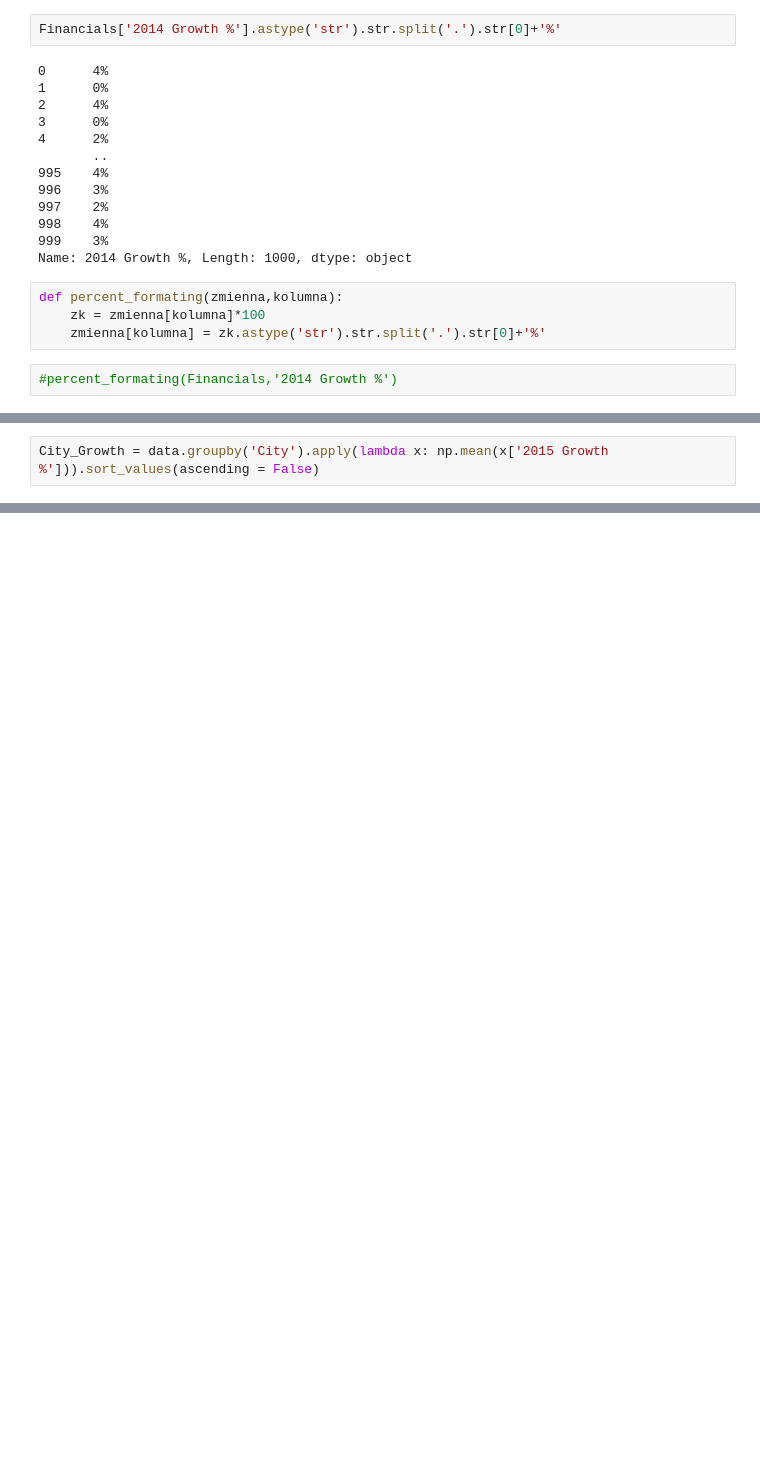
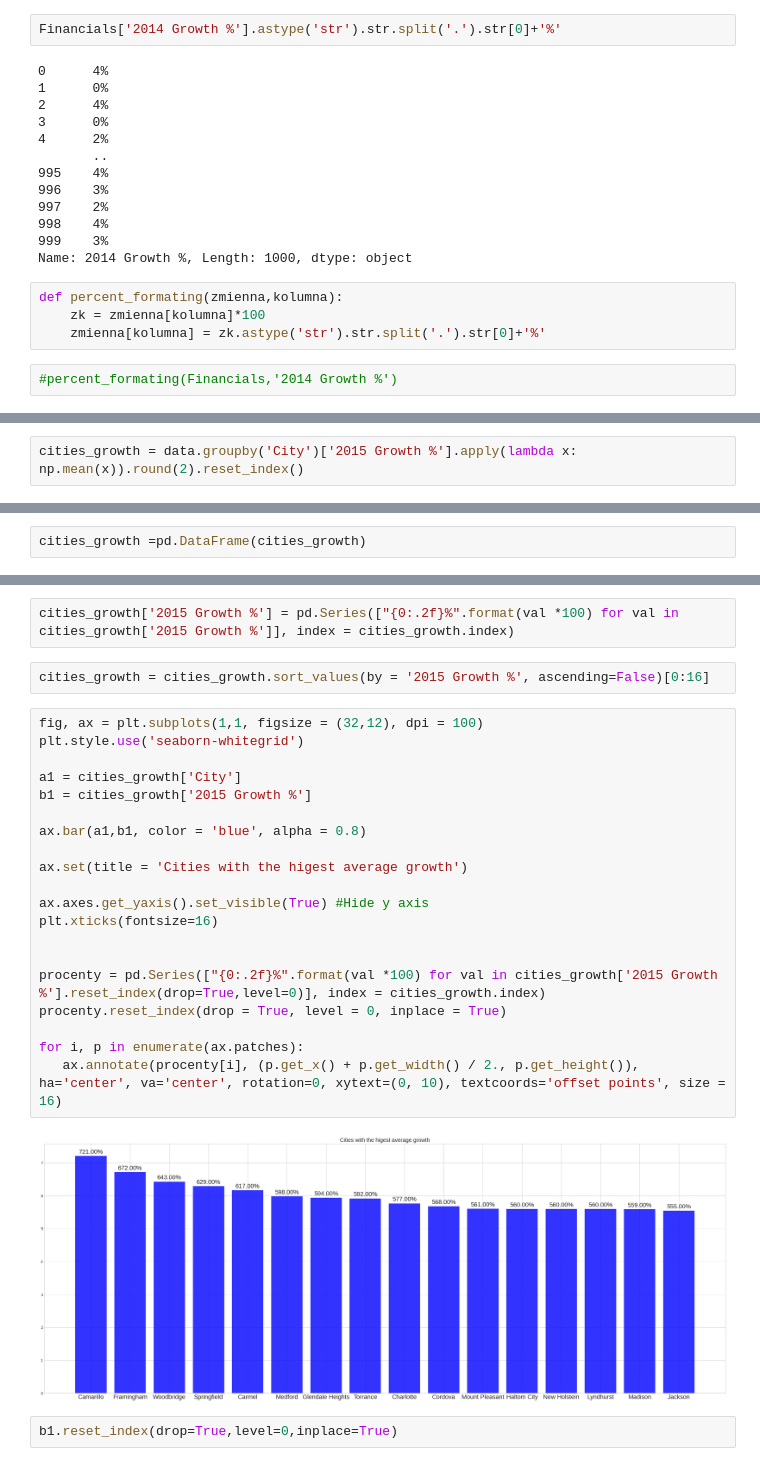
Before and after one commit to MrDataAnalyst/Sales-analysis, a Jupyter notebook: Startups.ipynb, the cells around one changed output, grey strips where cells are left out. Cells and saved outputs as stored; diff of their text form; blank space fills up the shorter version.

```diff
--- a/Startups.ipynb
+++ b/Startups.ipynb
@@ -458,2 +513,2 @@ Financials_2015
 # %%
-City_Growth = data.groupby('City').apply(lambda x: np.mean(x['2015 Growth %'])).sort_values(ascending = False)
+cities_growth = data.groupby('City')['2015 Growth %'].apply(lambda x: np.mean(x)).round(2).reset_index()
@@ -484,0 +515,2 @@ City_Growth[0:15]
+# %%
+cities_growth =pd.DataFrame(cities_growth)
@@ -484,0 +533,28 @@ City_Growth[0:15]
+# %%
+cities_growth['2015 Growth %'] = pd.Series(["{0:.2f}%".format(val *100) for val in cities_growth['2015 Growth %']], index = cities_growth.index)
+# %%
+cities_growth = cities_growth.sort_values(by = '2015 Growth %', ascending=False)[0:16]
+# %%
+fig, ax = plt.subplots(1,1, figsize = (32,12), dpi = 100)
+plt.style.use('seaborn-whitegrid')
+
+a1 = cities_growth['City']
+b1 = cities_growth['2015 Growth %']
+
+ax.bar(a1,b1, color = 'blue', alpha = 0.8)
+
+ax.set(title = 'Cities with the higest average growth')
+
+ax.axes.get_yaxis().set_visible(True) #Hide y axis
+plt.xticks(fontsize=16)
+
+
+procenty = pd.Series(["{0:.2f}%".format(val *100) for val in cities_growth['2015 Growth %'].reset_index(drop=True,level=0)], index = cities_growth.index)
+procenty.reset_index(drop = True, level = 0, inplace = True)
+
+for i, p in enumerate(ax.patches):
+   ax.annotate(procenty[i], (p.get_x() + p.get_width() / 2., p.get_height()), ha='center', va='center', rotation=0, xytext=(0, 10), textcoords='offset points', size = 16)
+# %% [output]
+[figure, added]
+# %%
+b1.reset_index(drop=True,level=0,inplace=True)
```
Also changed, not shown: parts of 17 cells of this notebook.
